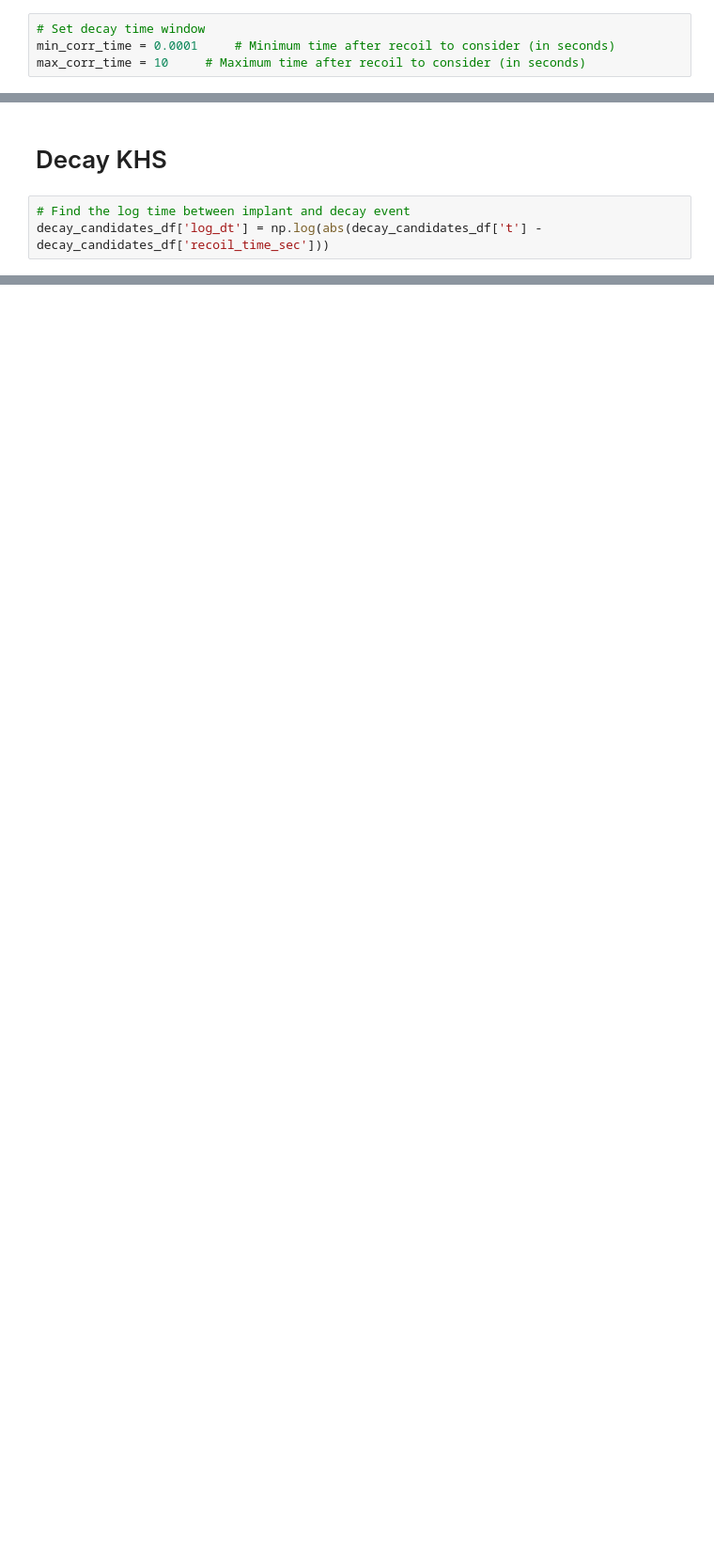
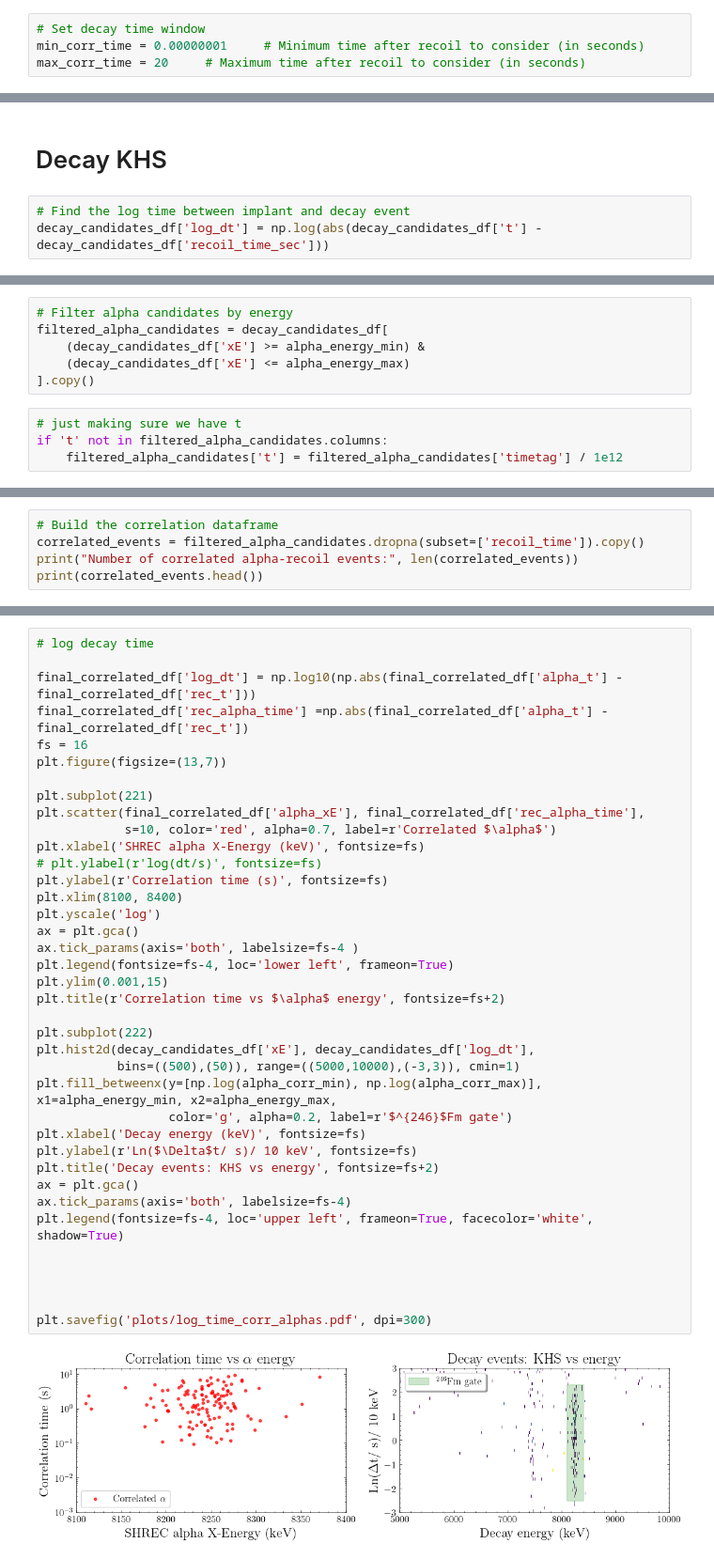
Before and after one commit to JChads4/ppac_analysis2, a Jupyter notebook: ppac_analysis.ipynb, the cells around one changed output, grey strips where cells are left out. Shown at 94% size. Saved outputs shown, nothing was run; the diff lists cells and outputs as text; blank space fills up the shorter version.

```diff
--- a/ppac_analysis.ipynb
+++ b/ppac_analysis.ipynb
@@ -347,8 +349,8 @@ plt.savefig("plots/etof_by_board.png", dpi=1000)
 # Decay events
 # %%
 # Set decay time window
-min_corr_time = 0.0001     # Minimum time after recoil to consider (in seconds)
-max_corr_time = 10     # Maximum time after recoil to consider (in seconds)
+min_corr_time = 0.00000001     # Minimum time after recoil to consider (in seconds)
+max_corr_time = 20     # Maximum time after recoil to consider (in seconds)
 # %%
 # Build pixel history from the imp df & group the full implant event history by pixel (x,y)
 pixel_groups = imp.groupby(['x', 'y'])
@@ -479,0 +516,10 @@ decay_candidates_df.head()
+# %%
+# Filter alpha candidates by energy
+filtered_alpha_candidates = decay_candidates_df[
+    (decay_candidates_df['xE'] >= alpha_energy_min) &
+    (decay_candidates_df['xE'] <= alpha_energy_max)
+].copy()
+# %%
+# just making sure we have t
+if 't' not in filtered_alpha_candidates.columns:
+    filtered_alpha_candidates['t'] = filtered_alpha_candidates['timetag'] / 1e12
@@ -479,0 +584,5 @@ decay_candidates_df.head()
+# %%
+# Build the correlation dataframe
+correlated_events = filtered_alpha_candidates.dropna(subset=['recoil_time']).copy()
+print("Number of correlated alpha-recoil events:", len(correlated_events))
+print(correlated_events.head())
@@ -479,0 +719,40 @@ decay_candidates_df.head()
+# %%
+# log decay time
+
+final_correlated_df['log_dt'] = np.log10(np.abs(final_correlated_df['alpha_t'] - final_correlated_df['rec_t']))
+final_correlated_df['rec_alpha_time'] =np.abs(final_correlated_df['alpha_t'] - final_correlated_df['rec_t'])
+fs = 16
+plt.figure(figsize=(13,7))
+
+plt.subplot(221)
+plt.scatter(final_correlated_df['alpha_xE'], final_correlated_df['rec_alpha_time'],
+            s=10, color='red', alpha=0.7, label=r'Correlated $\alpha$')
+plt.xlabel('SHREC alpha X-Energy (keV)', fontsize=fs)
+# plt.ylabel(r'log(dt/s)', fontsize=fs)
+plt.ylabel(r'Correlation time (s)', fontsize=fs)
+plt.xlim(8100, 8400)
+plt.yscale('log')
+ax = plt.gca()
+ax.tick_params(axis='both', labelsize=fs-4 )
+plt.legend(fontsize=fs-4, loc='lower left', frameon=True)
+plt.ylim(0.001,15)
+plt.title(r'Correlation time vs $\alpha$ energy', fontsize=fs+2)
+
+plt.subplot(222)
+plt.hist2d(decay_candidates_df['xE'], decay_candidates_df['log_dt'],
+           bins=((500),(50)), range=((5000,10000),(-3,3)), cmin=1)
+plt.fill_betweenx(y=[np.log(alpha_corr_min), np.log(alpha_corr_max)], x1=alpha_energy_min, x2=alpha_energy_max,
+                  color='g', alpha=0.2, label=r'$^{246}$Fm gate')
+plt.xlabel('Decay energy (keV)', fontsize=fs)
+plt.ylabel(r'Ln($\Delta$t/ s)/ 10 keV', fontsize=fs)
+plt.title('Decay events: KHS vs energy', fontsize=fs+2)
+ax = plt.gca()
+ax.tick_params(axis='both', labelsize=fs-4)
+plt.legend(fontsize=fs-4, loc='upper left', frameon=True, facecolor='white', shadow=True)
+
+
+
+
+plt.savefig('plots/log_time_corr_alphas.pdf', dpi=300)
+# %% [output]
+[figure, added]
```
Also changed, not shown: parts of 22 cells of this notebook, 12 other files.
